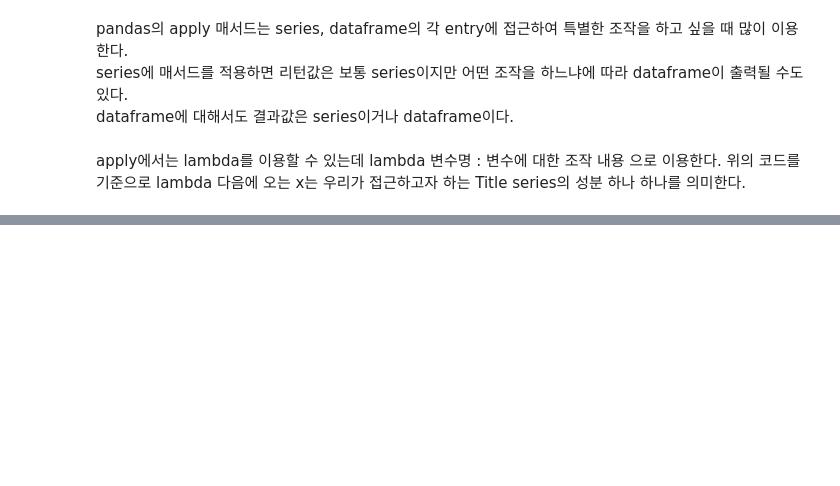
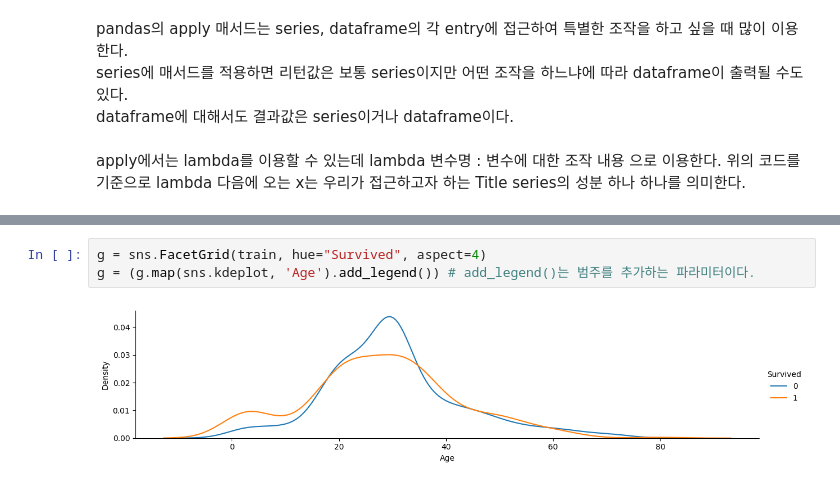
Before and after one commit to Hyeonjun-Heo/Titanic, a Jupyter notebook: tytanic-model.ipynb, the cells around one changed output, grey strips where cells are left out. Drawn from its saved outputs; the diff is of its cells as text; blank space fills up the shorter version.

```diff
--- a/tytanic-model.ipynb
+++ b/tytanic-model.ipynb
@@ -374,0 +438,5 @@ bar_chart('Title')
+# %%
+g = sns.FacetGrid(train, hue="Survived", aspect=4)
+g = (g.map(sns.kdeplot, 'Age').add_legend()) # add_legend()는 범주를 추가하는 파라미터이다.
+# %% [output]
+[figure, added]
```
Also changed, not shown: parts of 56 cells of this notebook, 1 other file.
